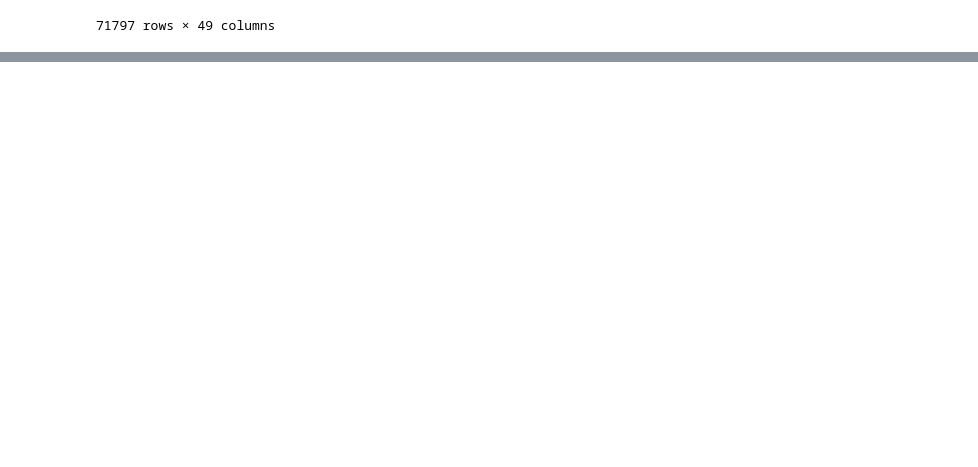
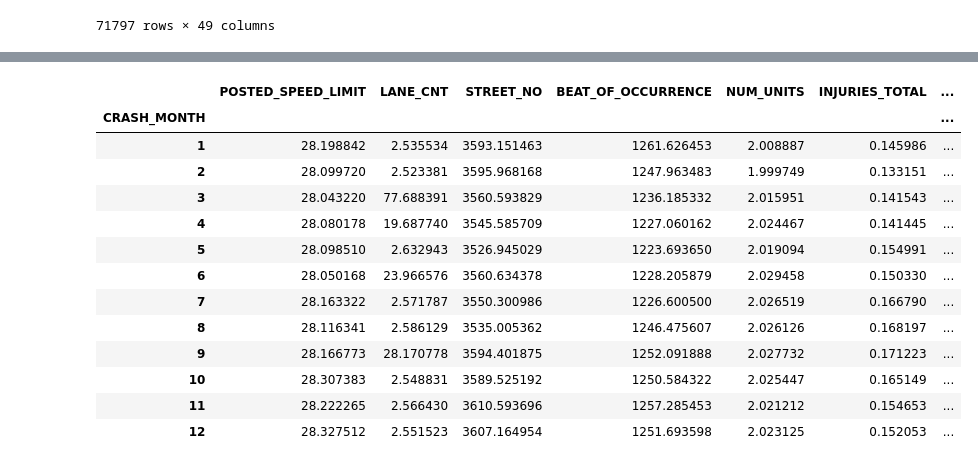
Before and after one commit to emharen/Project-One, a Jupyter notebook: CrashesExploration.ipynb, the cells around one changed output, grey strips where cells are left out. Saved outputs shown, nothing was run; the diff lists cells and outputs as text; code cells hidden in the pictures; blank space fills up the shorter version.

```diff
--- a/CrashesExploration.ipynb
+++ b/CrashesExploration.ipynb
@@ -121,0 +221,19 @@ atstoplight
+# %%
+monthly = crashes_df.groupby("CRASH_MONTH")
+
+monthly.mean()
+# %% [output]
+|  | POSTED_SPEED_LIMIT | LANE_CNT | STREET_NO | BEAT_OF_OCCURRENCE | NUM_UNITS | INJURIES_TOTAL | ... |
+| CRASH_MONTH |  |  |  |  |  |  | ... |
+| 1 | 28.198842 | 2.535534 | 3593.151463 | 1261.626453 | 2.008887 | 0.145986 | ... |
+| 2 | 28.099720 | 2.523381 | 3595.968168 | 1247.963483 | 1.999749 | 0.133151 | ... |
+| 3 | 28.043220 | 77.688391 | 3560.593829 | 1236.185332 | 2.015951 | 0.141543 | ... |
+| 4 | 28.080178 | 19.687740 | 3545.585709 | 1227.060162 | 2.024467 | 0.141445 | ... |
+| 5 | 28.098510 | 2.632943 | 3526.945029 | 1223.693650 | 2.019094 | 0.154991 | ... |
+| 6 | 28.050168 | 23.966576 | 3560.634378 | 1228.205879 | 2.029458 | 0.150330 | ... |
+| 7 | 28.163322 | 2.571787 | 3550.300986 | 1226.600500 | 2.026519 | 0.166790 | ... |
+| 8 | 28.116341 | 2.586129 | 3535.005362 | 1246.475607 | 2.026126 | 0.168197 | ... |
+| 9 | 28.166773 | 28.170778 | 3594.401875 | 1252.091888 | 2.027732 | 0.171223 | ... |
+| 10 | 28.307383 | 2.548831 | 3589.525192 | 1250.584322 | 2.025447 | 0.165149 | ... |
+| 11 | 28.222265 | 2.566430 | 3610.593696 | 1257.285453 | 2.021212 | 0.154653 | ... |
+| 12 | 28.327512 | 2.551523 | 3607.164954 | 1251.693598 | 2.023125 | 0.152053 | ... |
```
Also changed, not shown: parts of 12 cells of this notebook.
